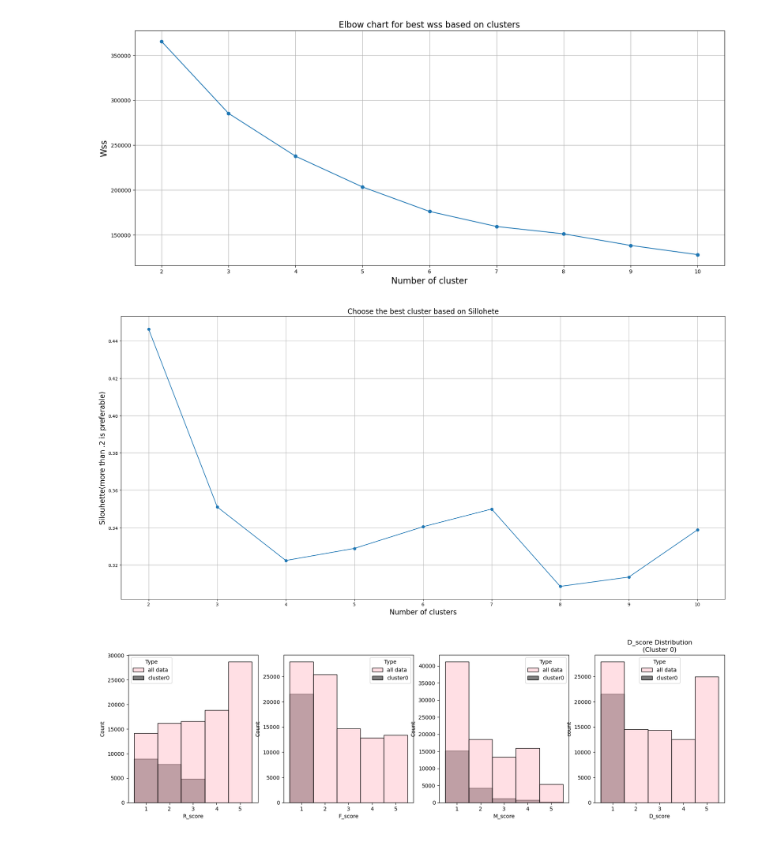
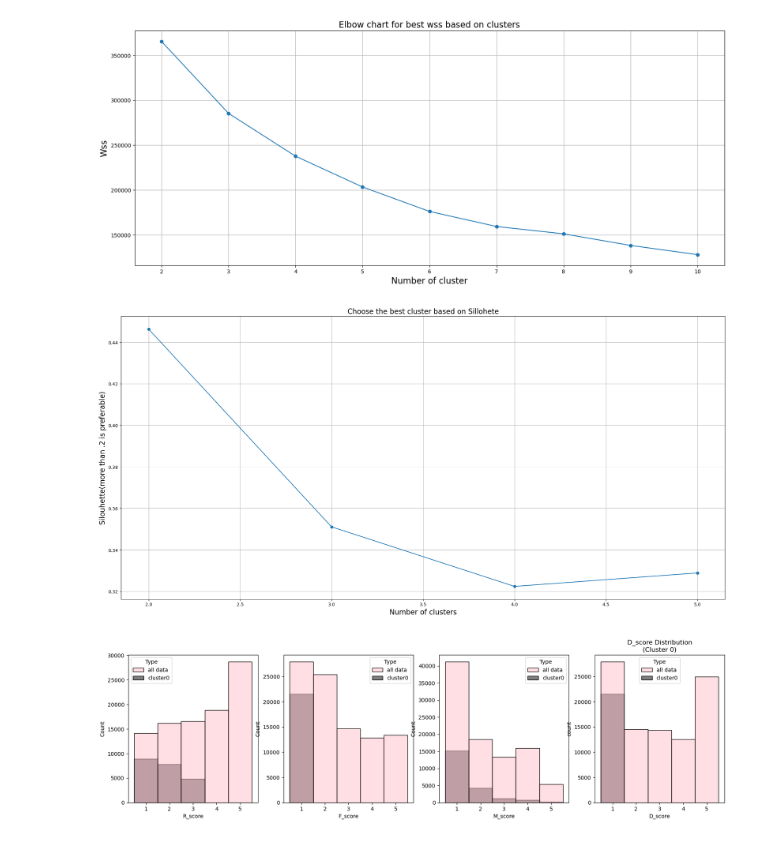
Before and after one commit to nobleyam/Customer-Behavioral-Segmentation-and-Profiling, a Jupyter notebook: final prap.ipynb, the cells around one changed output. Drawn from its saved outputs; the diff is of its cells as text; code cells hidden in the pictures.

```diff
--- a/final prap.ipynb
+++ b/final prap.ipynb
@@ -782,29 +782,29 @@ plt.show;
 # %%
 from sklearn.cluster import KMeans
 from sklearn.metrics import silhouette_samples, silhouette_score
 import matplotlib.pylab as plt
 
-cluseter_range = range(2, 11)
+cluseter_range = range(2,6)
 silhouette_avg = []
 
 for n_cluser in cluseter_range:
     model = KMeans(n_clusters=n_cluser, random_state=111)
     model.fit(X)
     labels = model.predict(X)
     silhouette = silhouette_score(X, labels)
     silhouette_records = silhouette_samples(X, labels)
     silhouette_avg.append(silhouette)
 
 plt.figure(figsize=(20, 10))
 plt.plot(cluseter_range, silhouette_avg, marker= 'o' )
 plt.title('Choose the best cluster based on Sillohete',fontsize= 16)
 plt.xlabel('Number of clusters', fontsize= 16)
 plt.ylabel('Silouhette(more than .2 is preferable)', fontsize= 16)
 plt.tight_layout()
 plt.grid(True)
 plt.show();
 # %% [output]
-[figure, old version]
+[figure, new version]
 # %%
 #df_all_data = kmeans_data[[scores]].copy()
 #df_all_data['cluster'] = 'all data'
```
Also changed, not shown: parts of 3 cells of this notebook.
